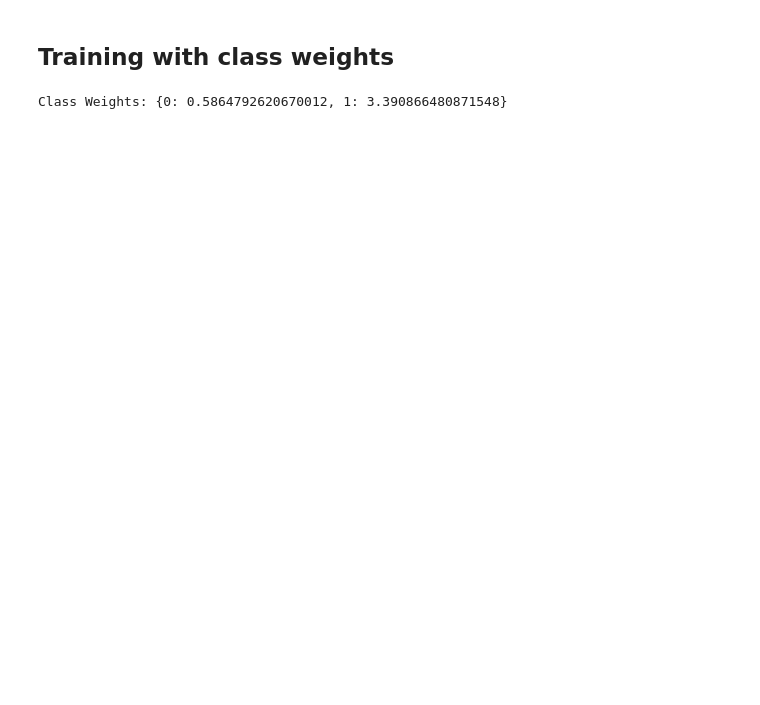
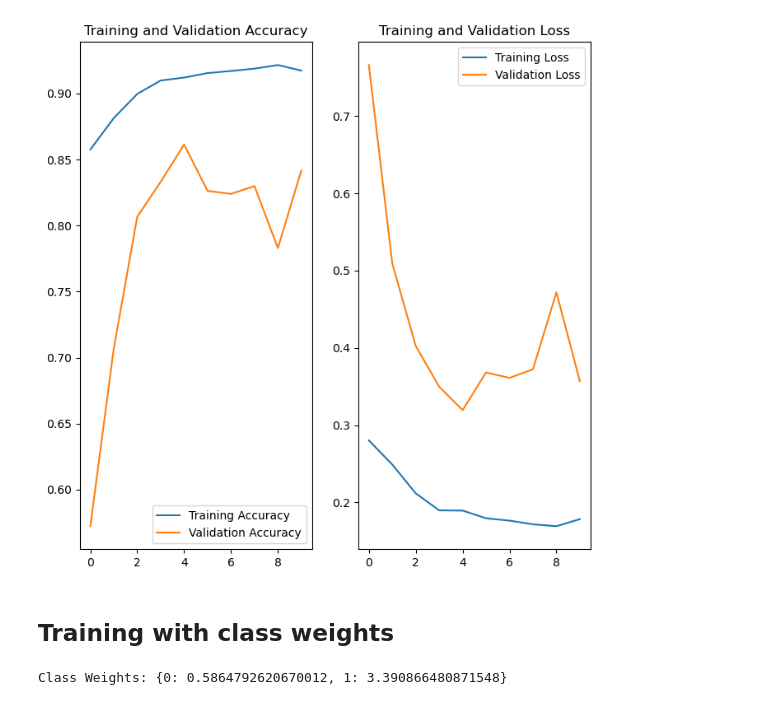
Before and after one commit to ccpfoye/IPEO_Group3_Project, a Jupyter notebook: load_data.ipynb, the cells around one changed output. Drawn from its saved outputs; the diff is of its cells as text; code cells hidden in the pictures; blank space fills up the shorter version.

```diff
--- a/load_data.ipynb
+++ b/load_data.ipynb
@@ -150,10 +116,10 @@ print(test)
 # %%
 epochs=10
-history_2 = model.fit(
+history_no_classweights = model.fit(
   train_dataset,
   validation_data=validation_dataset,
   epochs=epochs
 )
-#no_classweights_10_ephocs
+# no_classweights_10_ephocs
 # %% [output]
 Epoch 1/10
@@ -198,23 +148,0 @@ model.save('no_classweights_10_epochs_augmentation.keras')
-# %%
-def plot_results(history):
-    acc = history.history['accuracy']
-    val_acc = history.history['val_accuracy']
-
-    loss = history.history['loss']
-    val_loss = history.history['val_loss']
-
-    epochs_range = range(epochs)
-
-    plt.figure(figsize=(8, 8))
-    plt.subplot(1, 2, 1)
-    plt.plot(epochs_range, acc, label='Training Accuracy')
-    plt.plot(epochs_range, val_acc, label='Validation Accuracy')
-    plt.legend(loc='lower right')
-    plt.title('Training and Validation Accuracy')
-
-    plt.subplot(1, 2, 2)
-    plt.plot(epochs_range, loss, label='Training Loss')
-    plt.plot(epochs_range, val_loss, label='Validation Loss')
-    plt.legend(loc='upper right')
-    plt.title('Training and Validation Loss')
-    plt.show()
@@ -225,3 +157,7 @@ plot_results(history_2)
+# %%
+plot_results(history_no_classweights, epochs)
+# %% [output]
+[figure, added]
 # %% [markdown]
 ## Training with class weights
 # %%
```
Also changed, not shown: parts of 38 cells of this notebook, 16 other files.
